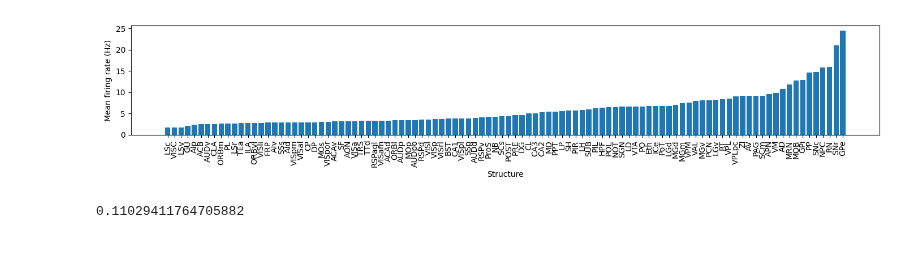
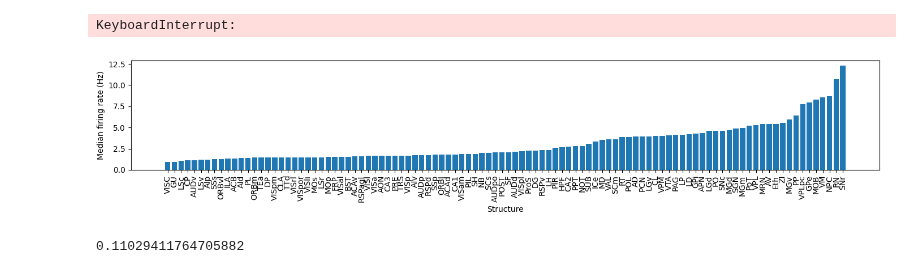
Before and after one commit to AllenInstitute/dynamic_routing_analysis, a Jupyter notebook: notebooks/single_unit_metrics_analysis.ipynb, the cells around one changed output. Cells and saved outputs as stored; diff of their text form; code cells hidden in the pictures.

```diff
--- a/notebooks/single_unit_metrics_analysis.ipynb
+++ b/notebooks/single_unit_metrics_analysis.ipynb
@@ -73,7 +91,7 @@ sel_project='DynamicRouting'
 sel_units=all_data.query('presence_ratio>=0.7 and \
                             isi_violations_ratio<=0.5 and \
                             amplitude_cutoff<=0.1 and \
-                            activity_drift<=0.2 and \
+                            activity_drift<=0.1 and \
                             project.str.contains(@sel_project) and \
                             ~structure.isna() and ~location.isna() and \
                             session_id in @dr_session_list')
@@ -122,25 +140,27 @@ for sel_stucture in sel_units['structure'].unique():
     structure_median_firing_rates['n_units'].append(sel_units.query('structure == @sel_stucture and session_id in @dr_session_list')['unit_id'].nunique())
 
 structure_median_firing_rates_df = pd.DataFrame(structure_median_firing_rates)
+# %% [output]
+KeyboardInterrupt:
 # %%
 min_n_sessions=4
 min_n_units=40
 filtered_df = structure_median_firing_rates_df[
     (structure_median_firing_rates_df['n_sessions'] >= min_n_sessions) &
     (structure_median_firing_rates_df['n_units'] >= min_n_units)
 ]
 fig,ax=plt.subplots(1,1,figsize=(14,3))
 #bar plot sorted by median firing rate
-sorted_df = filtered_df.sort_values('mean_firing_rate')
-ax.bar(sorted_df['structure'], sorted_df['mean_firing_rate'])
+sorted_df = filtered_df.sort_values('median_firing_rate')
+ax.bar(sorted_df['structure'], sorted_df['median_firing_rate'])
 #rotate x labels
 plt.setp(ax.get_xticklabels(), rotation=90, ha='center')
 ax.set_xlabel('Structure')
-ax.set_ylabel('Mean firing rate (Hz)')
+ax.set_ylabel('Median firing rate (Hz)')
 
 fig.tight_layout()
 # %% [output]
-[figure, old version]
+[figure, new version]
 # %%
 # all_data.query('(structure=="VISam") and session_id in @dr_session_list and activity_drift<=0.2 and \
 #                 isi_violations_ratio<=0.5 and presence_ratio>=0.7 and amplitude_cutoff<=0.1')['session_id'].value_counts()
```
Also changed, not shown: parts of 7 cells of this notebook, 4 other files.
